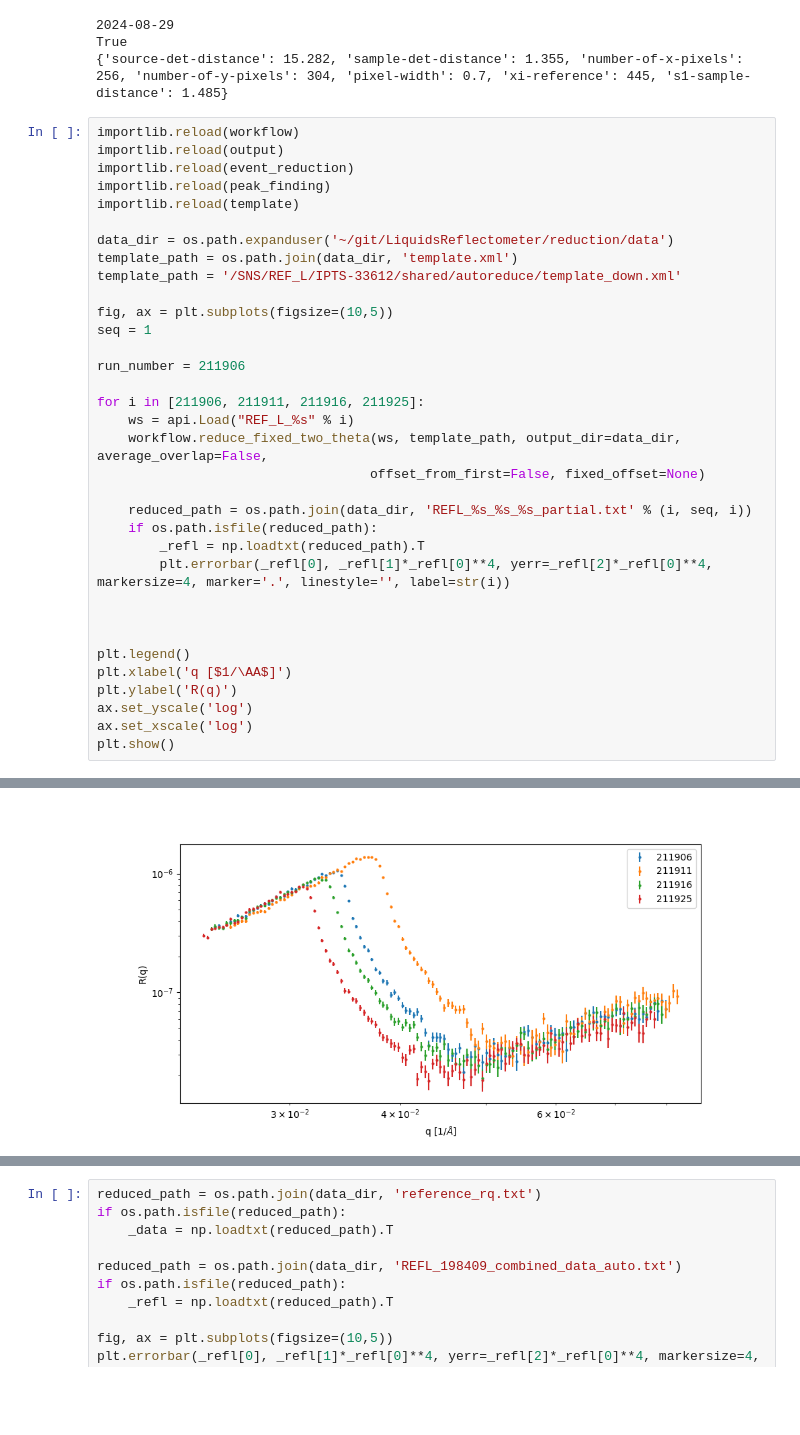
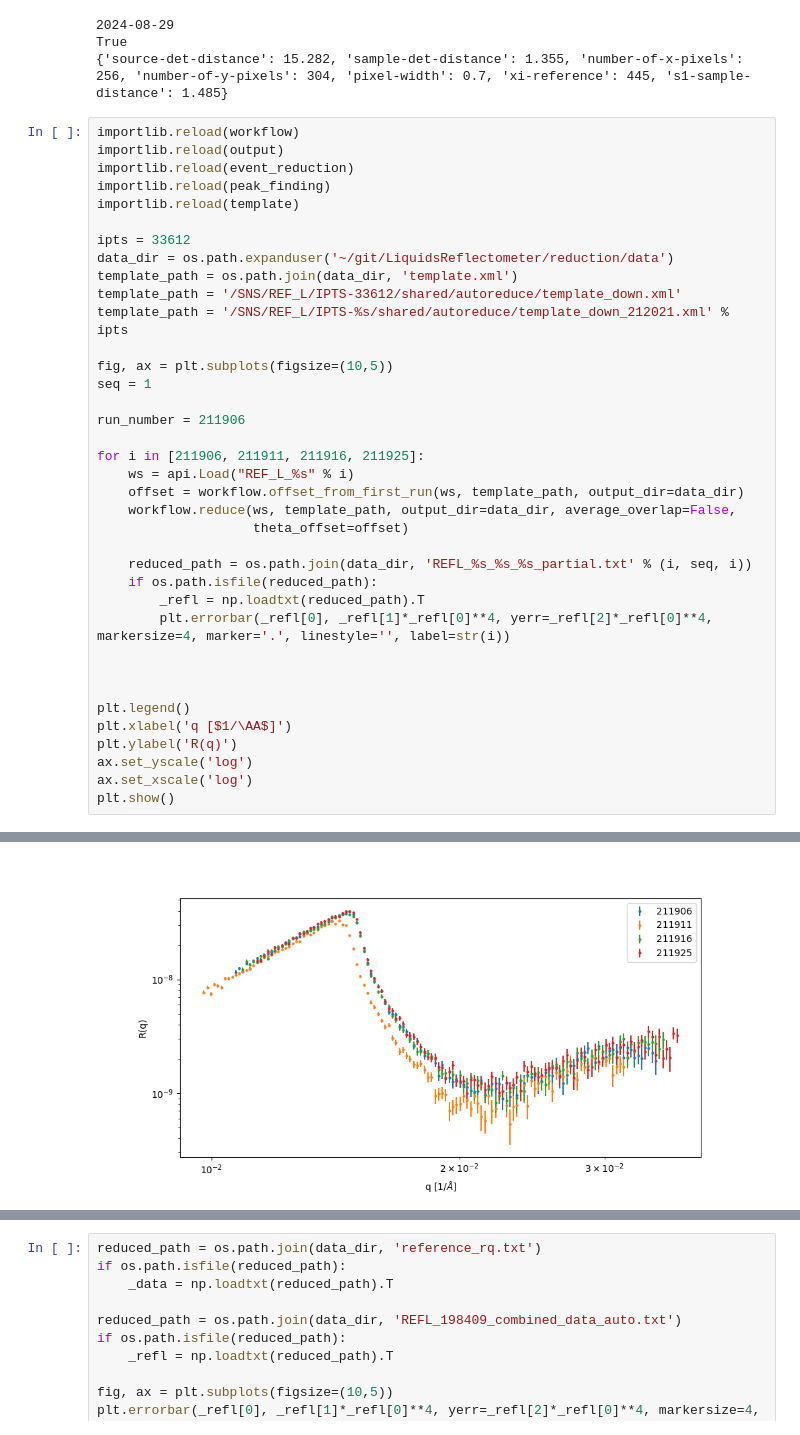
Before and after one commit to neutrons/LiquidsReflectometer, a Jupyter notebook: reduction/notebooks/workflow-fixed-tthd.ipynb, the cells around one changed output, grey strips where cells are left out. Saved outputs shown, nothing was run; the diff lists cells and outputs as text; blank space fills up the shorter version.

```diff
--- a/reduction/notebooks/workflow-fixed-tthd.ipynb
+++ b/reduction/notebooks/workflow-fixed-tthd.ipynb
@@ -72,9 +72,11 @@ importlib.reload(event_reduction)
 importlib.reload(peak_finding)
 importlib.reload(template)
 
+ipts = 33612
 data_dir = os.path.expanduser('~/git/LiquidsReflectometer/reduction/data')
 template_path = os.path.join(data_dir, 'template.xml')
 template_path = '/SNS/REF_L/IPTS-33612/shared/autoreduce/template_down.xml'
+template_path = '/SNS/REF_L/IPTS-%s/shared/autoreduce/template_down_212021.xml' % ipts
 
 fig, ax = plt.subplots(figsize=(10,5))
 seq = 1
@@ -83,8 +85,9 @@ run_number = 211906
 
 for i in [211906, 211911, 211916, 211925]:
     ws = api.Load("REF_L_%s" % i)
-    workflow.reduce_fixed_two_theta(ws, template_path, output_dir=data_dir, average_overlap=False,
-                                   offset_from_first=False, fixed_offset=None)
+    offset = workflow.offset_from_first_run(ws, template_path, output_dir=data_dir)
+    workflow.reduce(ws, template_path, output_dir=data_dir, average_overlap=False,
+                    theta_offset=offset)
 
     reduced_path = os.path.join(data_dir, 'REFL_%s_%s_%s_partial.txt' % (i, seq, i))
     if os.path.isfile(reduced_path):
@@ -120,4 +123,4 @@ Normalization options: True True
-[figure, old version]
+[figure, new version]
 # %%
 importlib.reload(workflow)
 importlib.reload(output)
```
Also changed, not shown: parts of 2 cells of this notebook.
